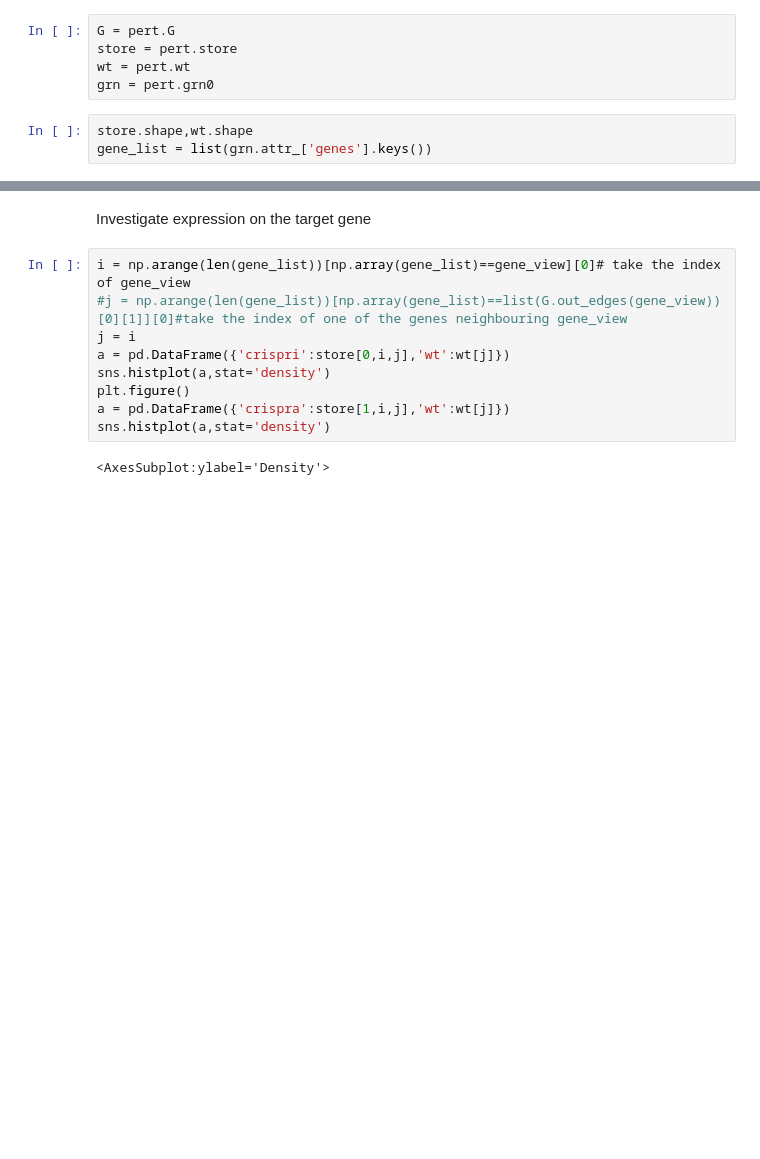
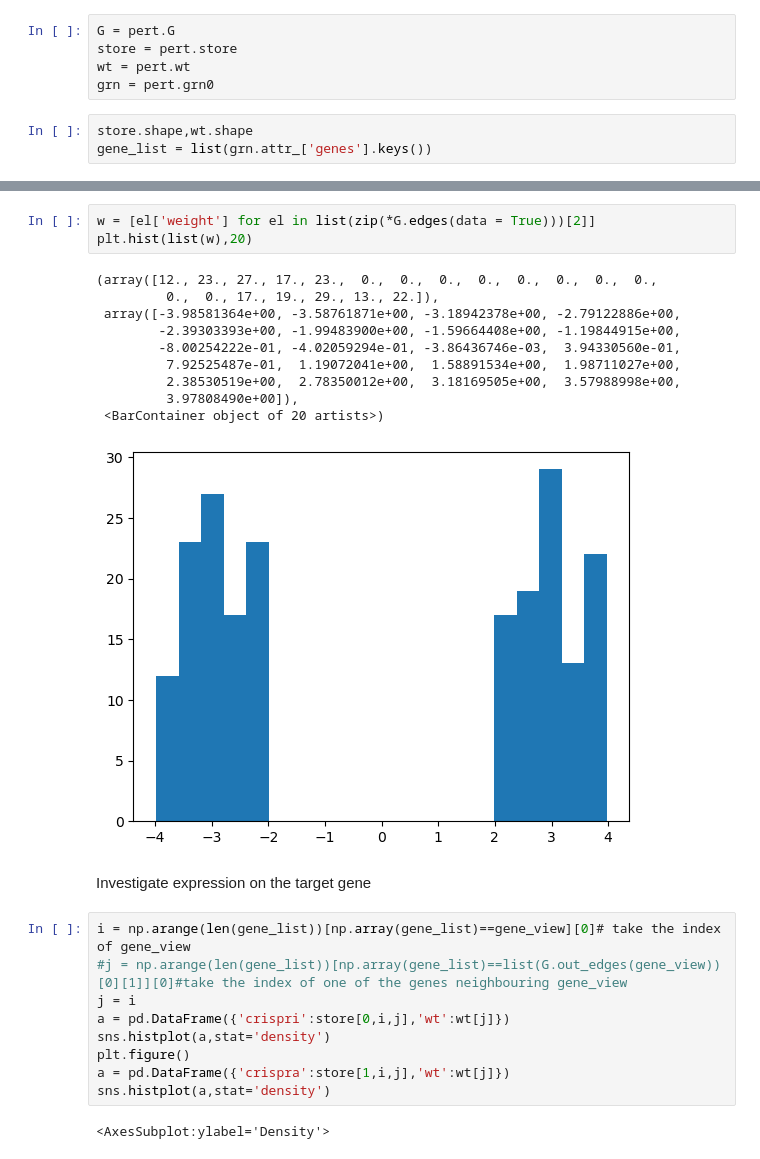
Before and after one commit to PayamDiba/SERGIO, a Jupyter notebook: perturbation.ipynb, the cells around one changed output, grey strips where cells are left out. Cells and saved outputs as stored; diff of their text form; blank space fills up the shorter version.

```diff
--- a/perturbation.ipynb
+++ b/perturbation.ipynb
@@ -73,3 +101,17 @@ pd.DataFrame([[a,b,d['weight']] for a,b,d in list(G.out_edges(gene_view,data=Tru
+# %%
+w = [el['weight'] for el in list(zip(*G.edges(data = True)))[2]]
+plt.hist(list(w),20)
+# %% [output]
+(array([12., 23., 27., 17., 23.,  0.,  0.,  0.,  0.,  0.,  0.,  0.,  0.,
+         0.,  0., 17., 19., 29., 13., 22.]),
+ array([-3.98581364e+00, -3.58761871e+00, -3.18942378e+00, -2.79122886e+00,
+        -2.39303393e+00, -1.99483900e+00, -1.59664408e+00, -1.19844915e+00,
+        -8.00254222e-01, -4.02059294e-01, -3.86436746e-03,  3.94330560e-01,
+         7.92525487e-01,  1.19072041e+00,  1.58891534e+00,  1.98711027e+00,
+         2.38530519e+00,  2.78350012e+00,  3.18169505e+00,  3.57988998e+00,
+         3.97808490e+00]),
+ <BarContainer object of 20 artists>)
+[figure, added]
 # %% [markdown]
 Investigate expression on the target gene
 # %%
```
Also changed, not shown: parts of 32 cells of this notebook, 3 other files.
